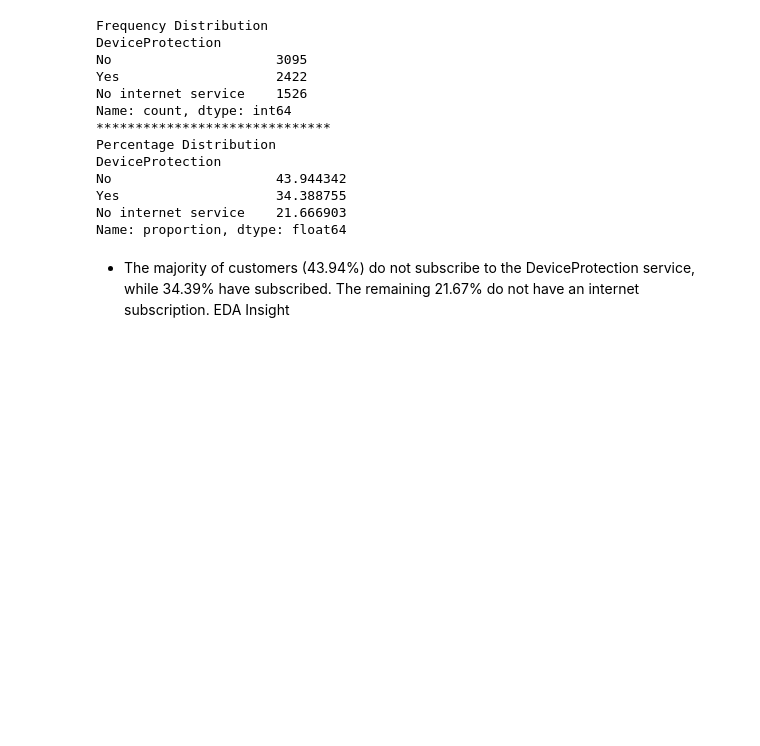
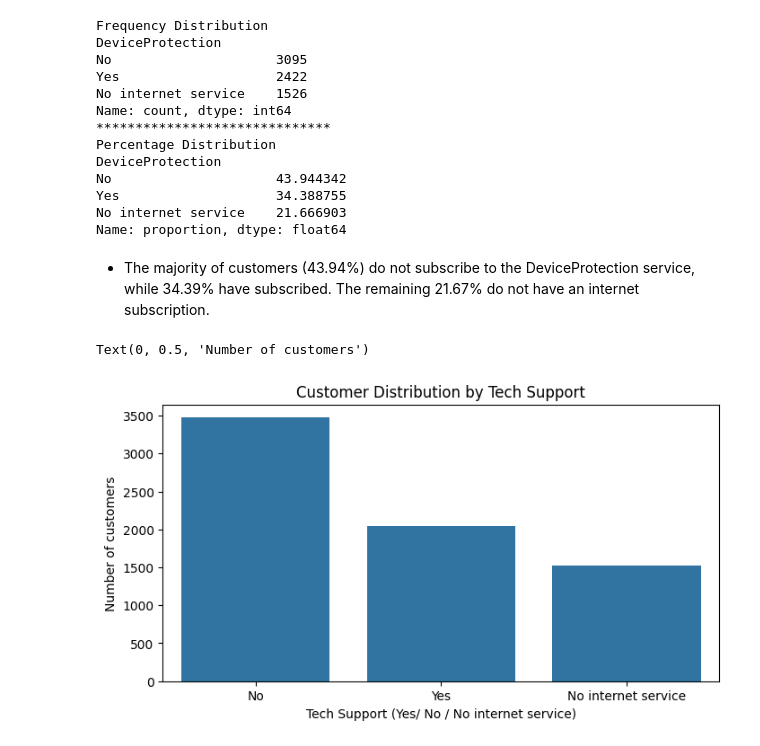
Before and after one commit to dheeraj59/Telco-Customer-Churn-EDA, a Jupyter notebook: eda.ipynb, the cells around one changed output. Saved outputs shown, nothing was run; the diff lists cells and outputs as text; code cells hidden in the pictures; blank space fills up the shorter version.

```diff
--- a/eda.ipynb
+++ b/eda.ipynb
@@ -763,4 +763,12 @@ No internet service    21.666903
 Name: proportion, dtype: float64
 # %% [markdown]
 - The majority of customers (43.94%) do not subscribe to the DeviceProtection service, while 34.39% have subscribed. The remaining 21.67% do not have an internet subscription.
-EDA Insight
+# %%
+plt.figure(figsize=(8,4))
+sns.countplot(data = df, x = "TechSupport")
+plt.title("Customer Distribution by Tech Support")
+plt.xlabel("Tech Support (Yes/ No / No internet service)")
+plt.ylabel("Number of customers")
+# %% [output]
+Text(0, 0.5, 'Number of customers')
+[figure, added]
```
Also changed, not shown: parts of 17 cells of this notebook.
